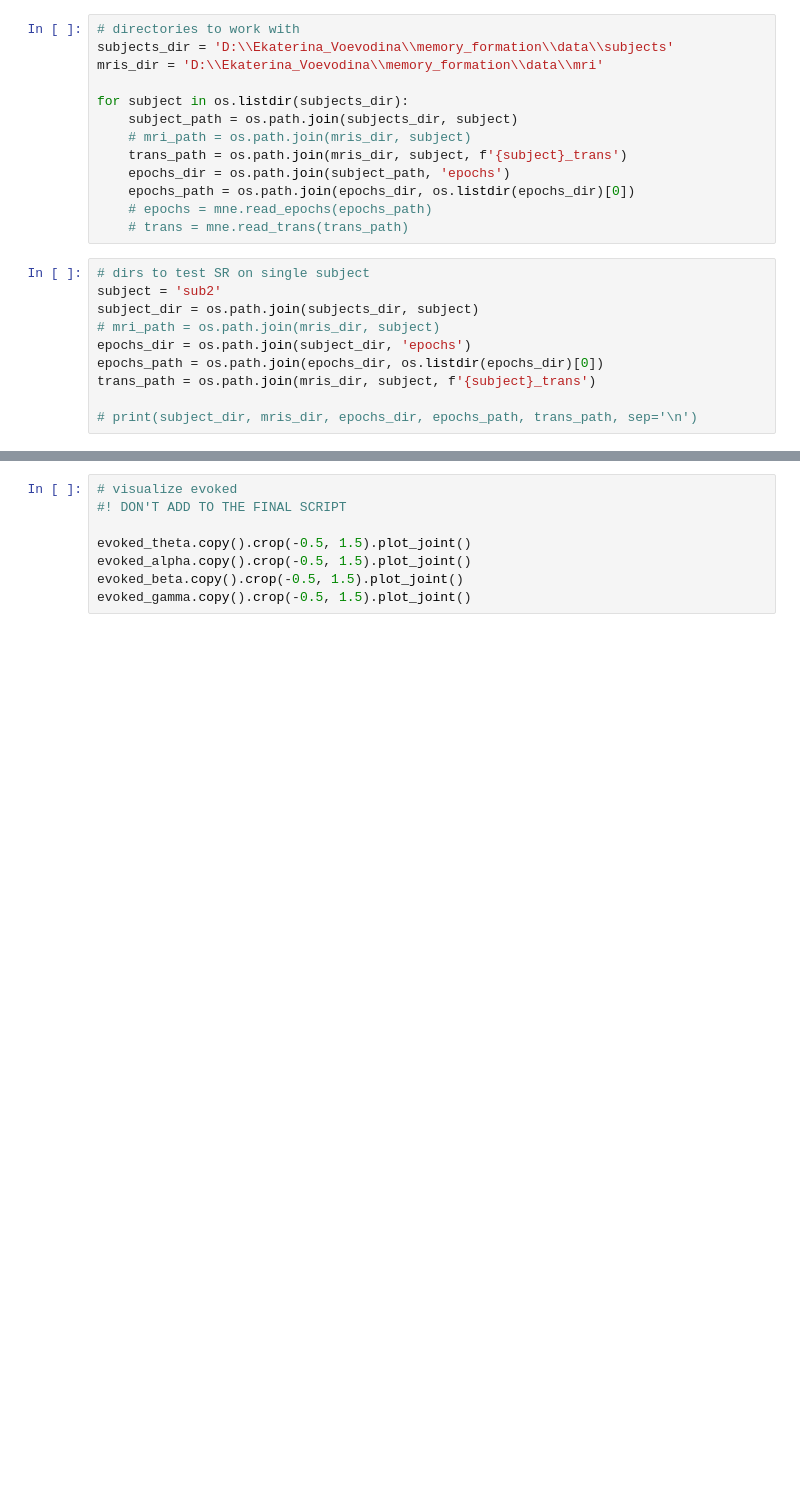
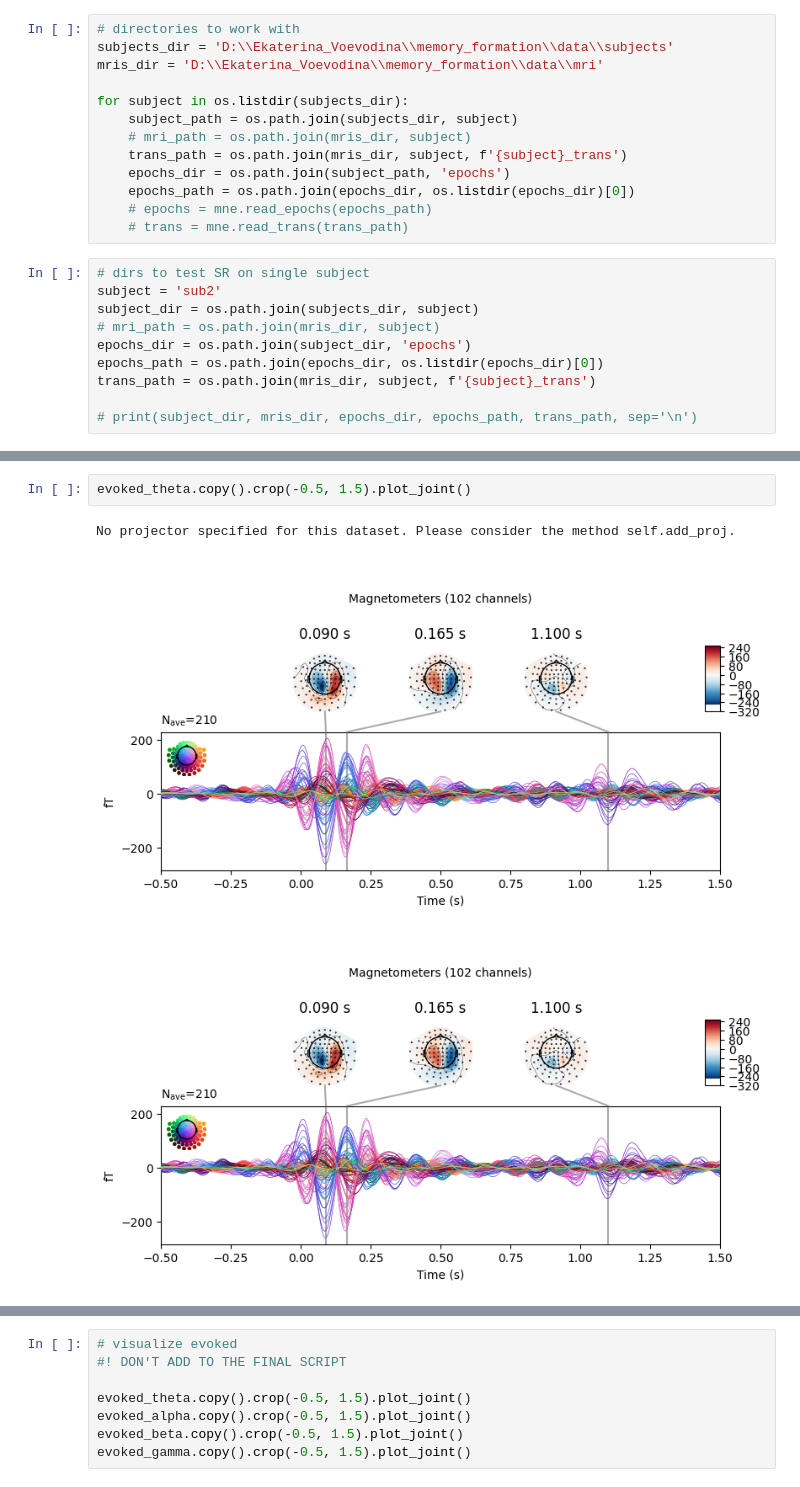
Before and after one commit to bonokat/memory_formation, a Jupyter notebook: dirty_field/src_rec.ipynb, the cells around one changed output, grey strips where cells are left out. Drawn from its saved outputs; the diff is of its cells as text; blank space fills up the shorter version.

```diff
--- a/dirty_field/src_rec.ipynb
+++ b/dirty_field/src_rec.ipynb
@@ -103,0 +178,6 @@ Designing a one-pass, zero-phase, non-causal bandpass filter:
+# %%
+evoked_theta.copy().crop(-0.5, 1.5).plot_joint()
+# %% [output]
+No projector specified for this dataset. Please consider the method self.add_proj.
+[figure, added]
+[figure, added]
```
Also changed, not shown: parts of 32 cells of this notebook, 1 other file.
